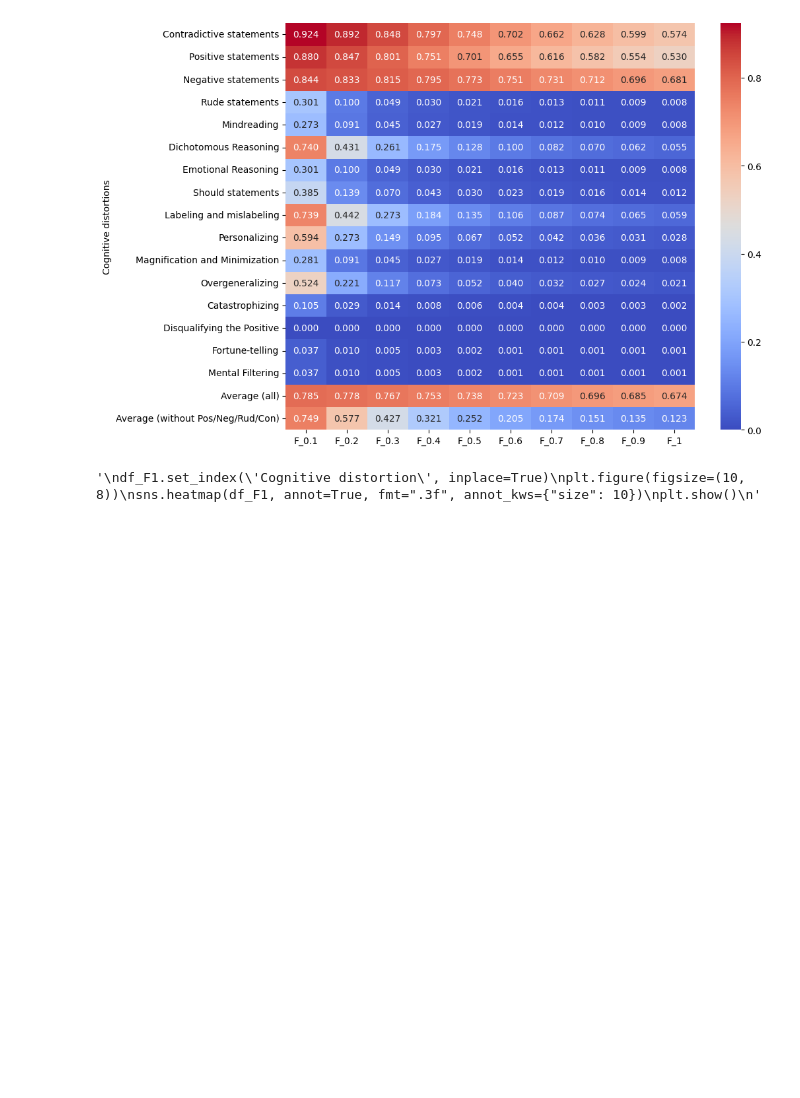
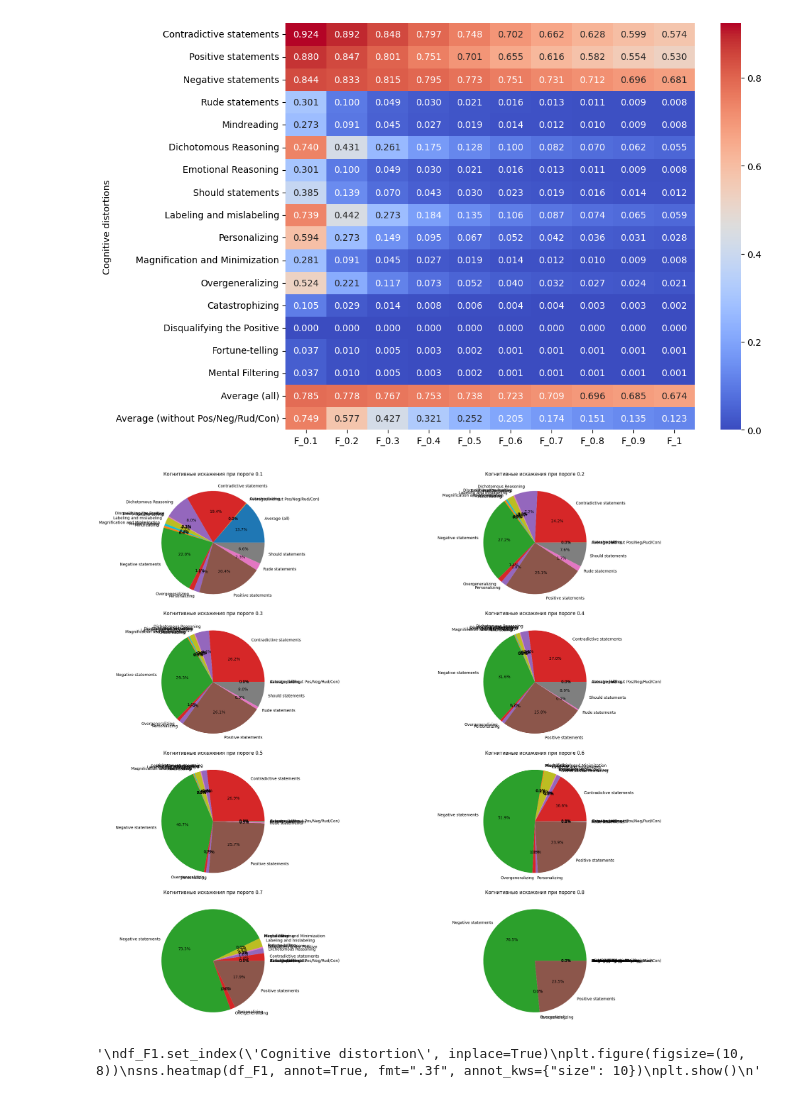
Before and after one commit to AnnaArinicheva/CognitveProject, a Jupyter notebook: third dataset.ipynb, the cells around one changed output. Saved outputs shown, nothing was run; the diff lists cells and outputs as text; code cells hidden in the pictures; blank space fills up the shorter version.

```diff
--- a/third dataset.ipynb
+++ b/third dataset.ipynb
@@ -235,6 +235,7 @@ plt.show()
 
 df_F1 = pd.read_excel('F1 score.xlsx')
 cognitive_distortions = df_F1['Cognitive distortion'].tolist()
+plt.figure(figsize=(25, 20))
 
 indexes = [0.1, 0.2, 0.3, 0.4, 0.5, 0.6, 0.7, 0.8, 0.9]
 for k in indexes:
@@ -246,34 +247,51 @@ for k in indexes:
         if j != 'Text' and j != 'Label':
             df.loc[df[j] > k, j] = 1
             df.loc[df[j] <= k, j] = 0
+
+
+
+    # Сделаем круговую диаграмму встречаемости каждого когнитивного искажения во всех текстах в зависимости от порога бинарной классификации
+    exclude_columns = ['Text', 'Label']
+    distortion_counts = df[df.columns.difference(exclude_columns)].sum()
+    distortion_sum = sum(distortion_counts)
+    if distortion_sum != 0:
+        ax = plt.subplot(4, 2, int(k*10))
+        ax.pie(distortion_counts, labels=distortion_counts.index, autopct='%1.1f%%')
+        ax.set_title(f'Когнитивные искажения при пороге {k}')
+
+
+
 
     #для новой бинарной классификации смотрим F1 score между Label и когнитивными искажениями + средними значениями
     count = 0
     for i in cognitive_distortions:
 
         true_positives = ((df[i] == 1) & (df['Label'] == 1)).sum()
         false_positives = ((df[i] == 1) & (df['Label'] == 0)).sum()
         if (true_positives + false_positives) != 0:
             precision = true_positives / (true_positives + false_positives)
         else:
             precision = 0
 
         false_negatives = ((df[i] == 0) & (df['Label'] == 1)).sum()
         if (true_positives + false_negatives) != 0:
             recall = true_positives / (true_positives + false_negatives)
         else:
             recall = 0
 
         if precision != 0 and recall != 0:
             f_1 = (1+(1)**2) * (precision*recall)/((((1)**2)*precision)+recall)
         else:
             f_1 = 0
 
         df_F1.loc[count, k] = f_1
         count += 1
 
-
+plt.tight_layout()
+plt.show()
 #df_F1
+# %% [output]
+[figure, added]
 # %%
 """
 df_F1.set_index('Cognitive distortion', inplace=True)
```
Also changed, not shown: parts of 5 cells of this notebook, 15 other files.
